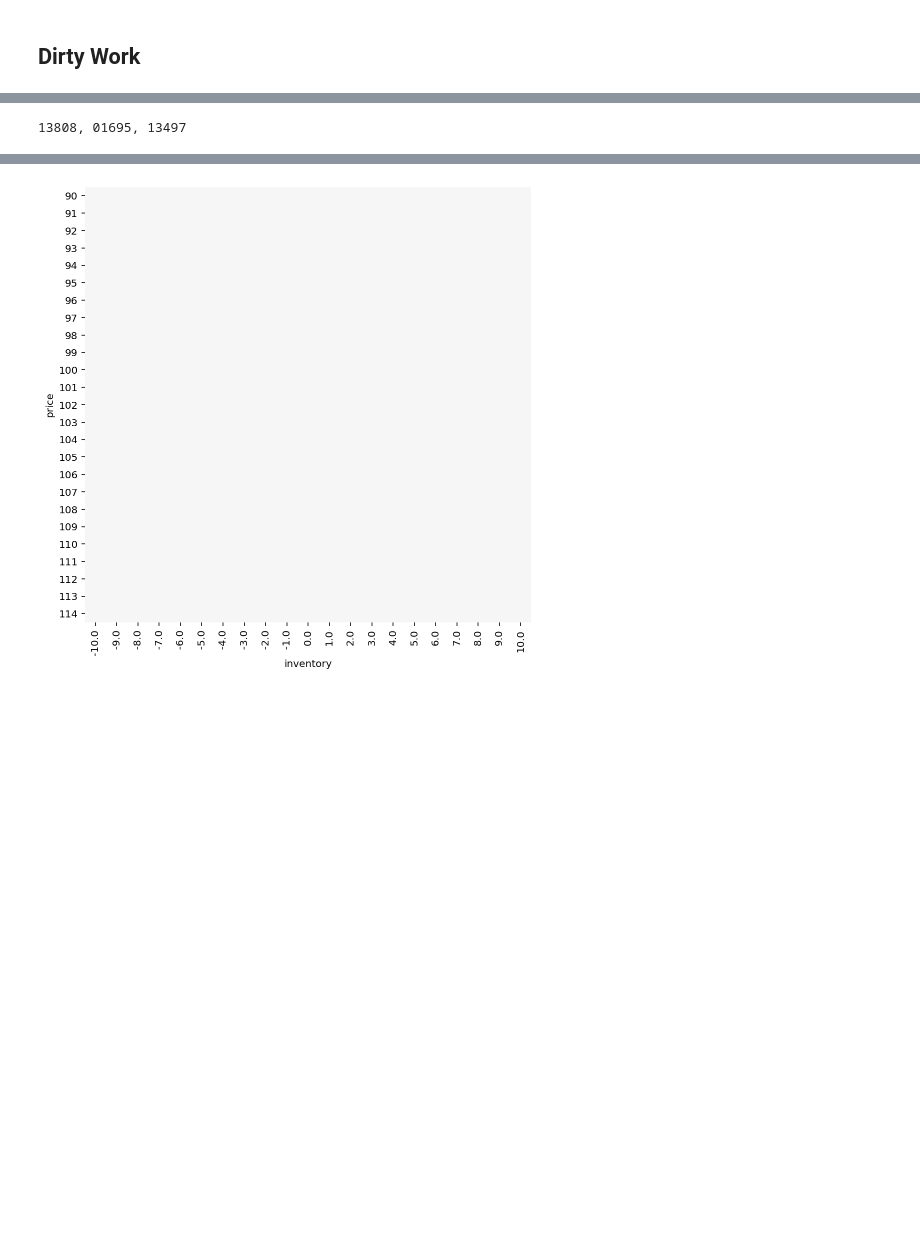
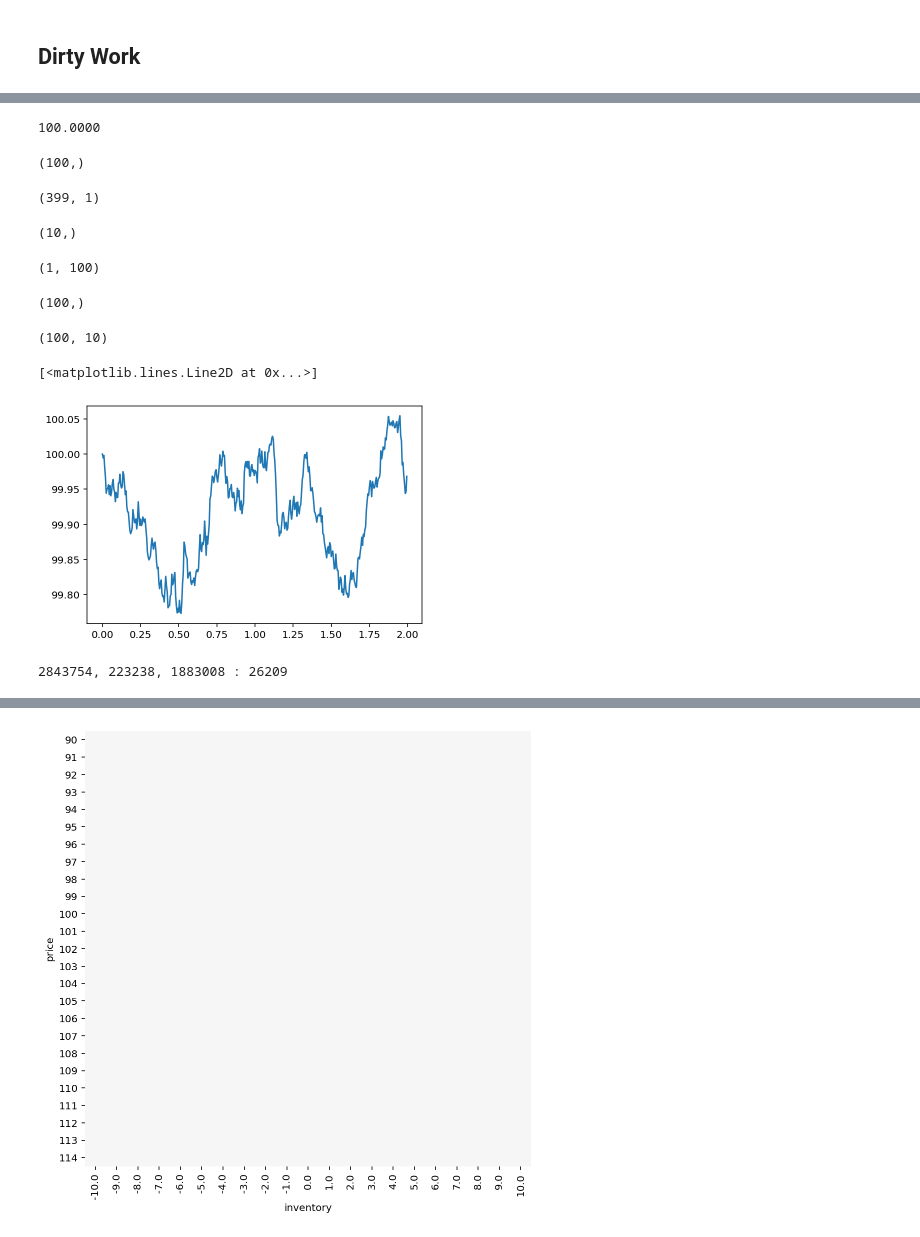
Before and after one commit to gerdm/rl-ou-process, a Jupyter notebook: q-learning-optimal-trading.ipynb, the cells around one changed output, grey strips where cells are left out. Drawn from its saved outputs; the diff is of its cells as text; code cells hidden in the pictures; blank space fills up the shorter version.

```diff
--- a/q-learning-optimal-trading.ipynb
+++ b/q-learning-optimal-trading.ipynb
@@ -269,0 +381,33 @@ Q = np.zeros((len(timesteps), len(prices), n_inventory, n_actions))
+# %%
+def simulate_ou_process(x0, xbar, kappa, sigma, T, dt):
+    time = np.arange(0, T, dt)
+    nsteps = len(time)
+    x = np.zeros(nsteps)
+    x[0] = x0
+    errs = randn(nsteps - 1)
+    for t in range(nsteps - 1):
+        x[t + 1] = x[t] + dt * (kappa * (xbar - x[t])) + np.sqrt(dt) * sigma * errs[t]
+
+    return time, x
+# %%
+R = np.diff(Xt)[:, None, None] * inventory[None, :, None] - phi * actions[None, None, :]
+# %% [output]
+100.0000
+# %%
+inventory.shape
+# %% [output]
+(100,)
+# %%
+# (ΔSt, inventory, action)
+timesteps, Xt = simulate_ou_process(x0, xbar, kappa, sigma, T, dt)
+np.diff(Xt)[:, None] .shape
+# %% [output]
+(399, 1)
+# %%
+actions.shape
+# %% [output]
+(10,)
+# %%
+inventory[None, :].shape
+# %% [output]
+(1, 100)
@@ -270,12 +419,30 @@ Q = np.zeros((len(timesteps), len(prices), n_inventory, n_actions))
+# %%
+inventory.shape
+# %% [output]
+(100,)
+# %%
+R[-1, :, :].shape
+# %% [output]
+(100, 10)
+# %%
+x0, xbar, kappa, sigma, T, dt = 100, 100, 1, 0.2, 2, 0.005
+timesteps, Xt = simulate_ou_process(x0, xbar, kappa, sigma, T, dt)
+
+plt.plot(timesteps, Xt)
+# %% [output]
+[<matplotlib.lines.Line2D at 0x...>]
+[figure, added]
 # %%
 ## Al together and dirty
-A, B, C, D = 200, 200, 100, 100
+A, B, C, D = 10, 10, 200, 200
 dt = 0.1
 dimensions = ["time", "price", "inventory", "action"]
 Qm = xr.DataArray(Q.copy(), coords=[timesteps, prices, inventory, actions], dims=dimensions)
 
-negatives, positives, nulls = 0, 0, 0
-for k in tqdm(range(1000)):
+det, negatives, positives, nulls = 0, 0, 0, 0
+
+eps_min = 0.4
+for k in tqdm(range(nits)):
     timesteps, Xt = simulate_ou_process(x0, xbar, kappa, sigma, T, dt)
     timesteps = np.round(timesteps, 4)
     Xt = Xt.round(0)
@@ -290,14 +457,18 @@ for k in tqdm(range(1000)):
         # uniformly at random from Atq
         possible_actions = df_action.loc[q]
         possible_actions = possible_actions[(Qmin <=  possible_actions) & (possible_actions <= Qmax)]
-        #if rand() < exploration_rate(C, D, k):
-        if True:
+
+        eps_k = exploration_rate(C, D, k)
+        eps_k = max(eps_k, eps_min)
+        if rand() < eps_k:
             new_action = possible_actions.sample().index[0]
         else:
-            new_action = (Qm.sel(time=t, inventory=q, price=Xt[ix],
-                                 action=possible_actions.index)
-                            .idxmax()
-                            .values.max())
+            list_actions = Qm.sel(time=t, inventory=q, price=Xt[ix], action=possible_actions.index)
+            if np.all(list_actions == list_actions.max()):
+                det += 1
+                new_action = possible_actions.sample().index[0]
+            else:
+                new_action = list_actions.idxmax().values.max()
 
         q_prime  = q + new_action
         t_prime = (t + dt).round(3)
@@ -308,7 +479,7 @@ for k in tqdm(range(1000)):
             nulls += 1
         else:
             positives +=1
-        print(f"{negatives:05}, {nulls:05}, {positives:05}", end="\r")
+        print(f"{negatives:05}, {nulls:05}, {positives:05} : {det:05}", end="\r")
 
         reward = Rm.sel(timestep=t_prime, inventory=q_prime, action=new_action).values.max()
         alpha_k = learning_rate(A, B, k)
@@ -321,4 +492,4 @@ for k in tqdm(range(1000)):
         Qm.loc[selection_current] = Q_update_value
         q = q_prime
 # %% [output]
-13808, 01695, 13497
+2843754, 223238, 1883008 : 26209
```
Also changed, not shown: parts of 22 cells of this notebook.
